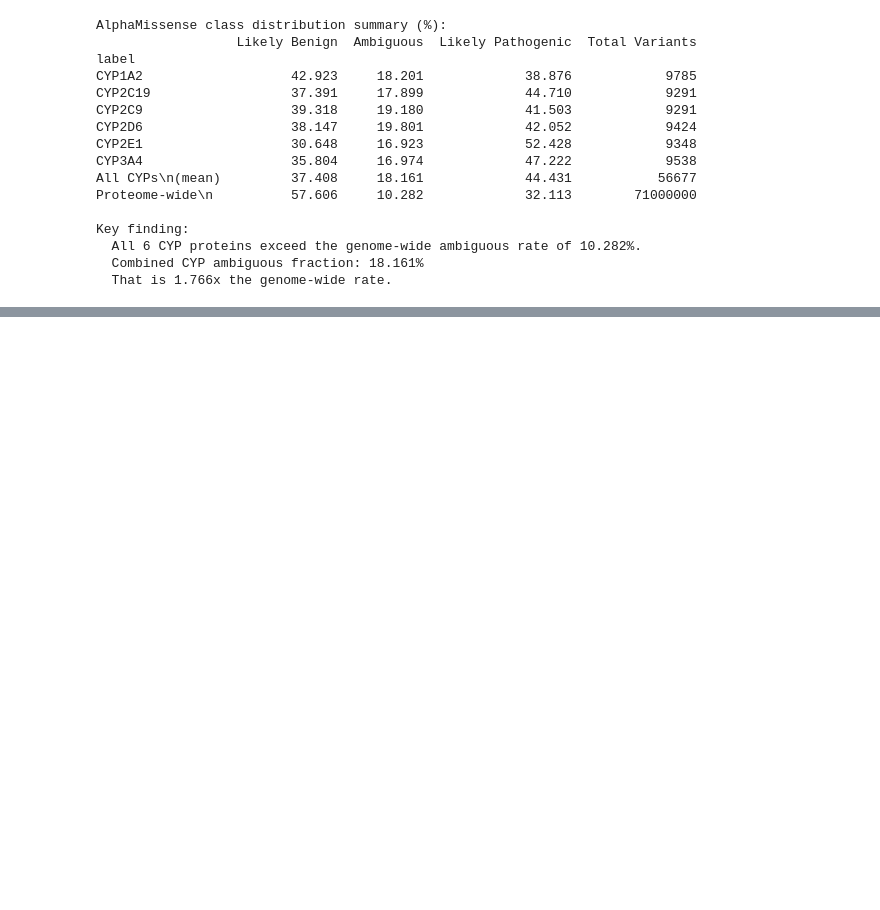
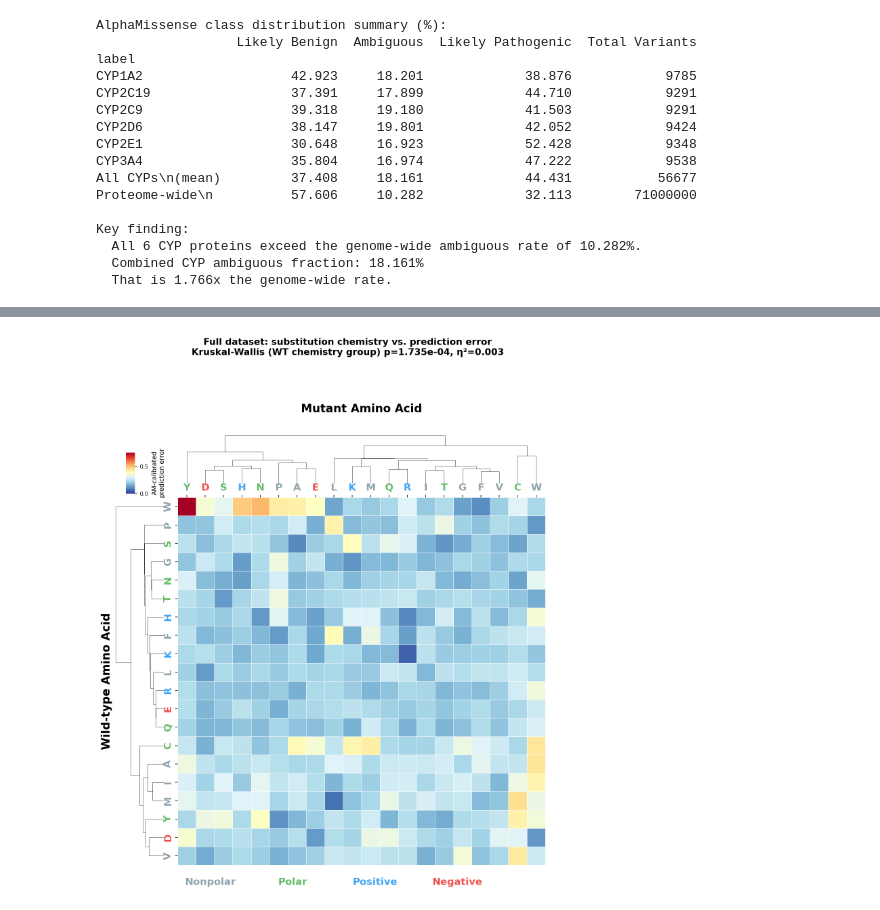
Before and after one commit to hhelenxu/cyp-variant-effect-prediction, a Jupyter notebook: code/alphamissense_ambiguous.ipynb, the cells around one changed output, grey strips where cells are left out. Saved outputs shown, nothing was run; the diff lists cells and outputs as text; code cells hidden in the pictures; blank space fills up the shorter version.

```diff
--- a/code/alphamissense_ambiguous.ipynb
+++ b/code/alphamissense_ambiguous.ipynb
@@ -1365,0 +600,88 @@ Kruskal–Wallis: H=2550.785, p=0.000e+00
+# %%
+all_err_chem = cyp2c9_err.copy()
+all_err_chem['wt_group'] = all_err_chem['ref'].apply(aa_group)
+
+present_groups_all = [g for g in AA_GROUPS if (all_err_chem['wt_group'] == g).sum() >= 3]
+groups_chem_all     = [all_err_chem.loc[all_err_chem['wt_group'] == g, 'am_error'].values for g in present_groups_all]
+h_chem_all, p_chem_all, eta2_chem_all = eta_squared_kruskal(groups_chem_all)
+print(f'Full dataset: Kruskal-Wallis(WT substitution chemistry, prediction error) '
+      f'H={h_chem_all:.3f}  p={p_chem_all:.3e}  eta2={eta2_chem_all:.3f}  n={len(all_err_chem)}')
+
+# ── Heatmap: mean |AM-calibrated prediction error| per (WT, mutant) pair,
+# hierarchically clustered (Ward linkage / Euclidean distance): each amino
+# acid is clustered by
+# the similarity of its full 20-dim profile (its row/column of mean error
+# across all 20 possible substitution partners), not just by a coarse
+# 4-category chemistry group.
+err_mat = (all_err_chem.groupby(['ref', 'alt'])['am_error']
+           .mean()
+           .unstack(fill_value=np.nan)
+           .reindex(index=AA_ORDER, columns=AA_ORDER))
+err_mat_clust = (err_mat.fillna(all_err_chem['am_error'].mean())
+                 .rename_axis('Wild-type amino acid', axis=0)
+                 .rename_axis('Mutant amino acid', axis=1))
+
+cg = sns.clustermap(
+    err_mat_clust,
+    method='ward',
+    metric='euclidean',
+    cmap='RdYlBu_r',
+    vmin=0,
+    figsize=(9, 9),
+    linewidths=0.3,
+    linecolor='white',
+    xticklabels=True,
+    yticklabels=True,
+    dendrogram_ratio=0.12,
+    cbar_pos=(0.015, 0.88, 0.02, 0.09),
+    cbar_kws={'label': 'AM-calibrated\nprediction error'},
+)
+cg.cax.yaxis.label.set_fontsize(9)
+cg.cax.tick_params(labelsize=8)
+gap = 0.03  # figure-fraction gap between tree and heatmap
+col_pos = cg.ax_col_dendrogram.get_position()
+cg.ax_col_dendrogram.set_position(
+    [col_pos.x0, col_pos.y0 + gap, col_pos.width, col_pos.height])
+row_pos = cg.ax_row_dendrogram.get_position()
+cg.ax_row_dendrogram.set_position(
+    [row_pos.x0 - gap, row_pos.y0, row_pos.width, row_pos.height])
+
+cg.ax_heatmap.xaxis.tick_top()
+cg.ax_heatmap.xaxis.set_label_position('top')
+cg.ax_heatmap.yaxis.tick_left()
+cg.ax_heatmap.yaxis.set_label_position('left')
+cg.ax_heatmap.set_xlabel('')
+cg.ax_heatmap.set_ylabel('')
+cg.ax_col_dendrogram.set_title('Mutant Amino Acid', fontsize=16, pad=30)
+_rp = cg.ax_row_dendrogram.get_position()
+cg.fig.text(
+    _rp.x0 - 0.015, _rp.y0 + _rp.height / 2,
+    'Wild-type Amino Acid',
+    fontsize=16, rotation=90, ha='center', va='center', fontweight='bold'
+)
+for label in cg.ax_heatmap.get_xticklabels():
+    label.set_color(AA_GROUP_COLOR[aa_group(label.get_text())])
+    label.set_fontweight('bold')
+    label.set_rotation(0)
+    label.set_fontsize(14)
+for label in cg.ax_heatmap.get_yticklabels():
+    label.set_color(AA_GROUP_COLOR[aa_group(label.get_text())])
+    label.set_fontweight('bold')
+    label.set_fontsize(14)
+for i, (grp, color) in enumerate(AA_GROUP_COLOR.items()):
+    cg.fig.text(
+        0.2 + i * 0.18, 0.02, grp,
+        color=color, fontsize=14, fontweight='bold',
+        ha='center', va='bottom',
+    )
+cg.fig.suptitle(
+    f'Full dataset: substitution chemistry vs. prediction error\n'
+    f'Kruskal-Wallis (WT chemistry group) p={p_chem_all:.3e}, \u03b7\u00b2={eta2_chem_all:.3f}',
+    fontsize=13, fontweight='bold', y=1.22,
+)
+plt.show()
+
+cluster_order_err = [AA_ORDER[i] for i in cg.dendrogram_row.reordered_ind]
+print('WT AA cluster order (by mean-error substitution profile):')
+print('  ' + '  '.join(cluster_order_err))
+# %% [output]
@@ -1365,0 +689 @@ Kruskal–Wallis: H=2550.785, p=0.000e+00
+[figure, added]
```
Also changed, not shown: parts of 34 cells of this notebook, 3 other files.
